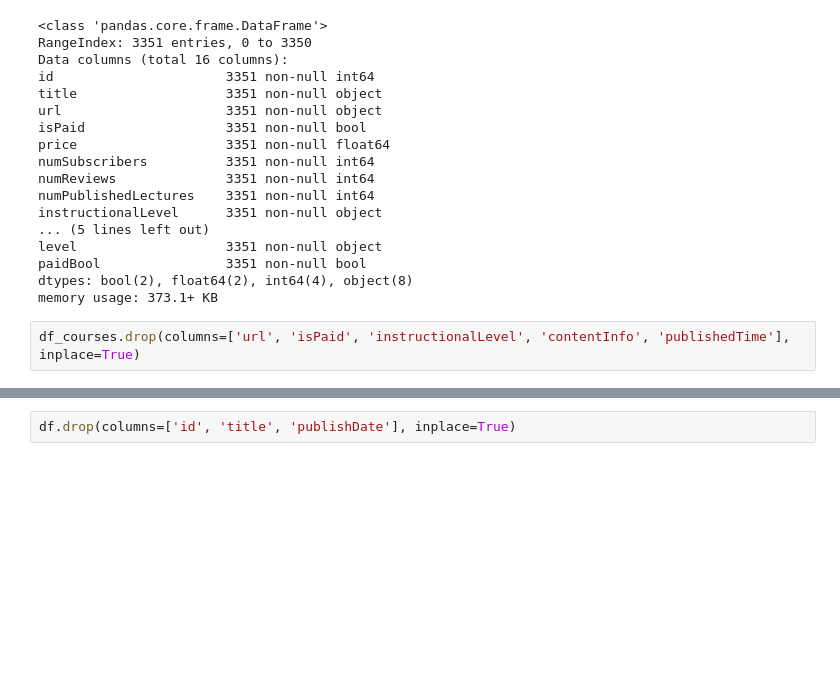
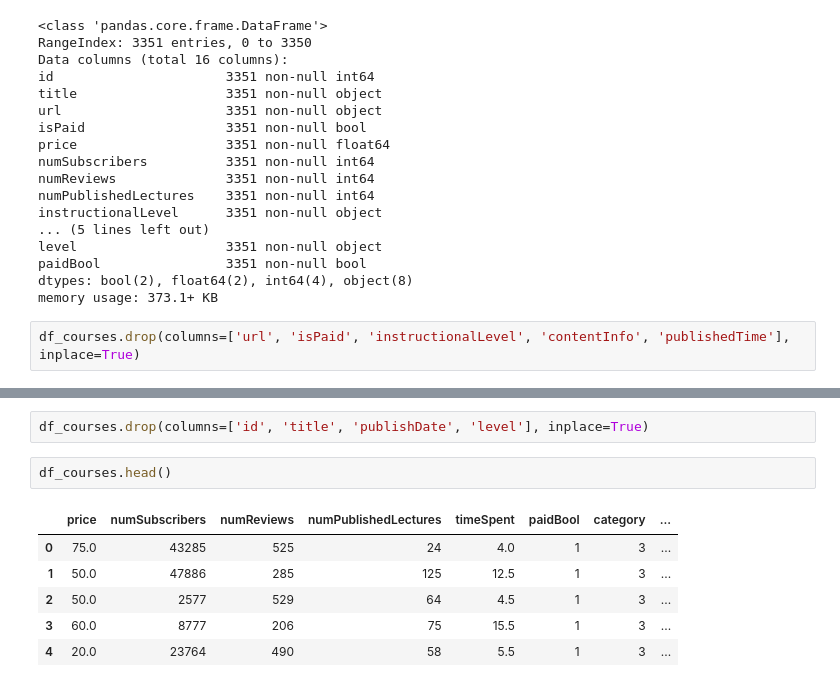
Before and after one commit to Daesparz/analysis_udemy_courses, a Jupyter notebook: Data_analysis/in-depth_analysis.ipynb, the cells around one changed output, grey strips where cells are left out. Drawn from its saved outputs; the diff is of its cells as text; blank space fills up the shorter version.

```diff
--- a/Data_analysis/in-depth_analysis.ipynb
+++ b/Data_analysis/in-depth_analysis.ipynb
@@ -120,4 +150,13 @@ df.head()
 | 3 | 197836 | Projects in HTML5 | 60.0 | 8777 | 206 | 75 | 15.5 | 2014-06-17 | ... |
 | 4 | 505208 | Programming Foundations: HTML5 + ... | 20.0 | 23764 | 490 | 58 | 5.5 | 2015-10-17 | ... |
 # %%
-df.drop(columns=['id', 'title', 'publishDate'], inplace=True)
+df_courses.drop(columns=['id', 'title', 'publishDate', 'level'], inplace=True)
+# %%
+df_courses.head()
+# %% [output]
+|  | price | numSubscribers | numReviews | numPublishedLectures | timeSpent | paidBool | category | ... |
+| 0 | 75.0 | 43285 | 525 | 24 | 4.0 | 1 | 3 | ... |
+| 1 | 50.0 | 47886 | 285 | 125 | 12.5 | 1 | 3 | ... |
+| 2 | 50.0 | 2577 | 529 | 64 | 4.5 | 1 | 3 | ... |
+| 3 | 60.0 | 8777 | 206 | 75 | 15.5 | 1 | 3 | ... |
+| 4 | 20.0 | 23764 | 490 | 58 | 5.5 | 1 | 3 | ... |
```
Also changed, not shown: parts of 30 cells of this notebook.
